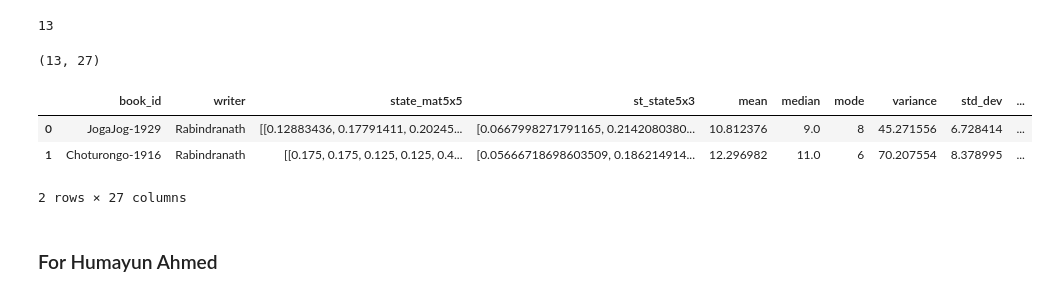
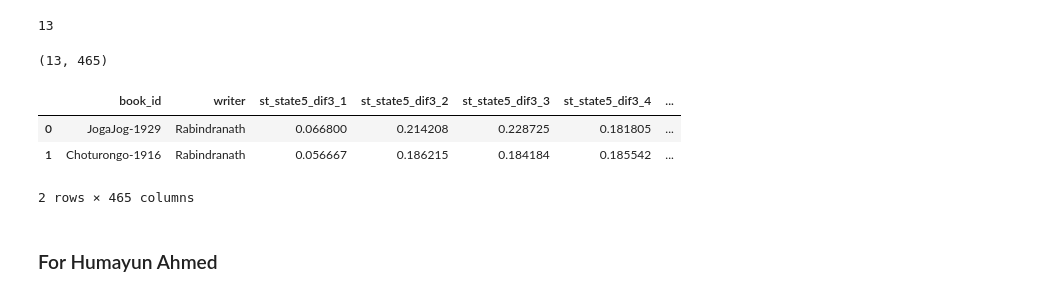
Before and after one commit to oitik/Harun-SIr, a Jupyter notebook: redefined-paper3-code.ipynb, the cells around one changed output. Cells and saved outputs as stored; diff of their text form; code cells hidden in the pictures.

```diff
--- a/redefined-paper3-code.ipynb
+++ b/redefined-paper3-code.ipynb
@@ -898,60 +908,24 @@ array([0.29032258, 0.3016129 , 0.2       , 0.20806452])
 len(lenarr2)
 # %% [output]
 13
-# %%
-rtdata = pd.DataFrame(
-{
-    'book_id' : rt_book_list,
-    'writer': 'Rabindranath',
-})
-
-for value in states_n_dif:
-    states = value[0]
-    d = value[1]
-
-    means = []
-    medians = []
-    modes = []
-    variances = []
-    std_devs = []
-
-    for i in range(len(lenarr2)):
-        # means
-        means.append(statistics.mean(lenarr2[i]))
-        # median
-        medians.append(statistics.median(lenarr2[i]))
-        # mode
-        mode_data = Counter(lenarr2[i])
-        modes.append(mode_data.most_common(1)[0][0])
-        # variance
-        variances.append(statistics.variance(lenarr2[i]))
-        # std deviation
-        std_devs.append(statistics.stdev(lenarr2[i]))
-
-    st_matArr2 = []
-    for i in range(len(lenarr2)):
-        st_matArr2.append(stationary_state(showA(lenarr2[i], states, d)))
-    state_mat2 = []
-    for i in range(len(lenarr2)):
-        state_mat2.append(showA(lenarr2[i], states, d))
-
-    rtdata[f'state_mat{states}x{states}'] = state_mat2
-    rtdata[f'st_state{states}x{d}'] = st_matArr2
-    rtdata['mean'] = means
-    rtdata['median'] = medians
-    rtdata['mode'] = modes
-    rtdata['variance'] = variances
-    rtdata['std_dev'] = std_devs
-
-print(rtdata.shape)
-# %% [output]
-(13, 27)
+# %%
+rtdata = (
+{
+    'book_id' : rt_book_list,
+    'writer': 'Rabindranath',
+})
+
+add_features2(lenarr2, rtdata)
+add_means(lenarr2, rtdata)
 # %%
+rtdata = pd.DataFrame(rtdata)
+print(rtdata.shape)
 rtdata.head(2)
 # %% [output]
+(13, 465)
-|  | book_id | writer | state_mat5x5 | st_state5x3 | mean | median | mode | variance | std_dev | ... |
-| 0 | JogaJog-1929 | Rabindranath | [[0.12883436, 0.17791411, 0.20245... | [0.0667998271791165, 0.2142080380... | 10.812376 | 9.0 | 8 | 45.271556 | 6.728414 | ... |
-| 1 | Choturongo-1916 | Rabindranath | [[0.175, 0.175, 0.125, 0.125, 0.4... | [0.05666718698603509, 0.186214914... | 12.296982 | 11.0 | 6 | 70.207554 | 8.378995 | ... |
+|  | book_id | writer | st_state5_dif3_1 | st_state5_dif3_2 | st_state5_dif3_3 | st_state5_dif3_4 | ... |
+| 0 | JogaJog-1929 | Rabindranath | 0.066800 | 0.214208 | 0.228725 | 0.181805 | ... |
+| 1 | Choturongo-1916 | Rabindranath | 0.056667 | 0.186215 | 0.184184 | 0.185542 | ... |
-2 rows × 27 columns
+2 rows × 465 columns
 # %% [markdown]
 ### For Humayun Ahmed
```
Also changed, not shown: parts of 95 cells of this notebook.
